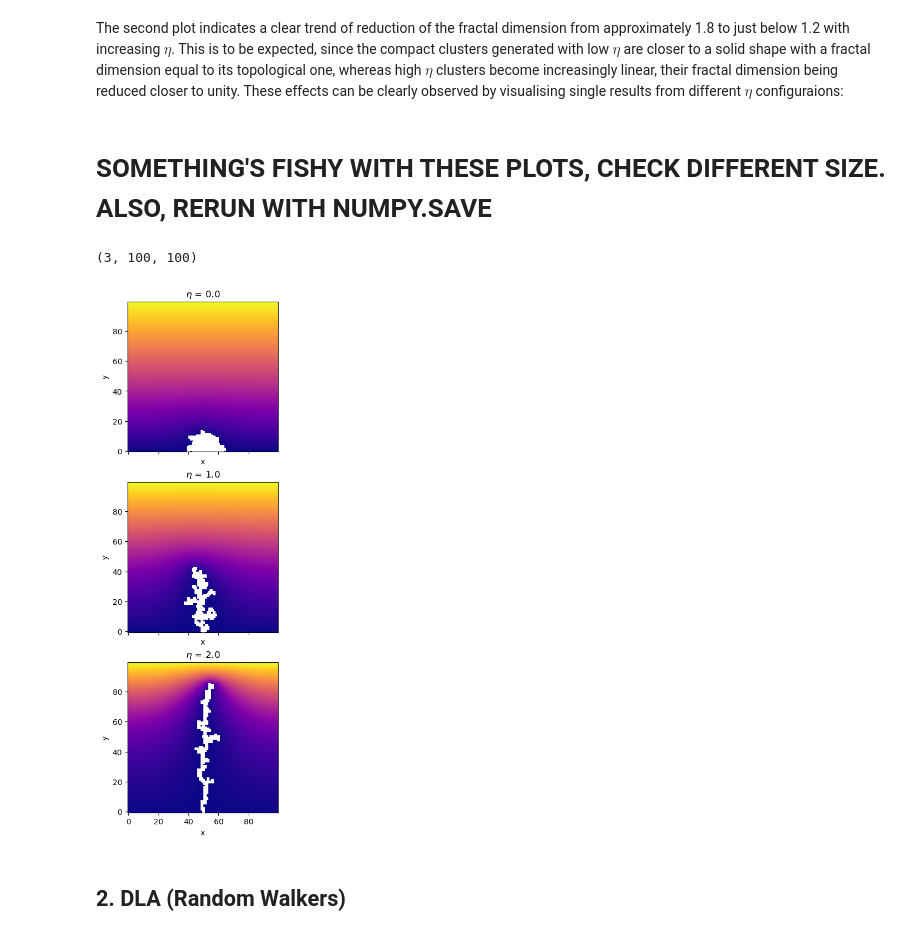
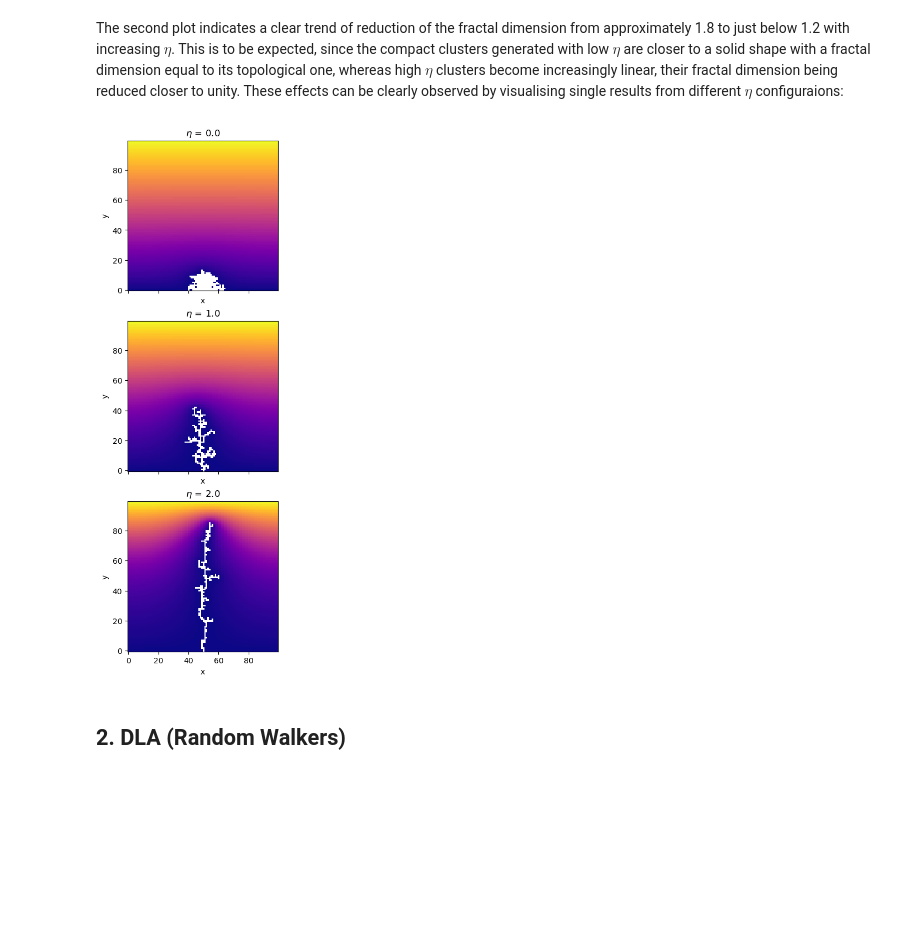
Before and after one commit to mboyan/scented-candles, a Jupyter notebook: Assignment Set 2/AssignmentSet2.ipynb, the cells around one changed output. Drawn from its saved outputs; the diff is of its cells as text; code cells hidden in the pictures; blank space fills up the shorter version.

```diff
--- a/Assignment Set 2/AssignmentSet2.ipynb
+++ b/Assignment Set 2/AssignmentSet2.ipynb
@@ -128,9 +115,6 @@ In the analysis of the results, the influence of $\eta$ over the optimal $\omega
 df_sim_results = pd.read_csv("dla_diffusion_results.csv")
 c_grids = np.load("dla_diffusion_c_grids.npy")
 cluster_grids = np.load("dla_diffusion_cluster_grids.npy")
-# %%
-c_grids = c_grids.reshape(11, 30, 100, 100)
-cluster_grids = cluster_grids.reshape(11, 30, 100, 100)
 # %%
 vis.plot_dla_diff_sim_params(df_sim_results)
 # %% [output]
@@ -149,20 +133,17 @@ ANOVA F-statistic: 5.85, p-value: 0.00
 The resulting p-value shows a high significance of the effect of $\eta$ on the mean optimal $\omega$, which fluctuates between approximately 1.85 and 1.875 for $\eta<1$ and between approximately 1.875 and 1.9 for $\eta\ge1$. Furthermore, an examination of the overlaid scatter plot indicates that for $\eta<0.5$ the distribution of optimal $\omega$ values occasionally encompasses higher values, whereas for higher $\eta$ there seems to be a saturation of values below a threshold and no measurements above it - signalling that these are critical thresholds beyond which the simulation explodes into instability, as observations have shown in previous studies.
 # %% [markdown]
 The second plot indicates a clear trend of reduction of the fractal dimension from approximately 1.8 to just below 1.2 with increasing $\eta$. This is to be expected, since the compact clusters generated with low $\eta$ are closer to a solid shape with a fractal dimension equal to its topological one, whereas high $\eta$ clusters become increasingly linear, their fractal dimension being reduced closer to unity. These effects can be clearly observed by visualising single results from different $\eta$ configuraions:
-# %% [markdown]
-# SOMETHING'S FISHY WITH THESE PLOTS, CHECK DIFFERENT SIZE. ALSO, RERUN WITH NUMPY.SAVE
 # %%
 etas_plot = [0.0, 1.0, 2.0]
 
 # Get index of first simulations in DataFrame for each eta
 eta_indices = [df_sim_results[df_sim_results['$\eta$'] == eta].index[0] for eta in etas_plot]
 c_grids_plot = c_grids.reshape(-1, c_grids.shape[-2], c_grids.shape[-1])[eta_indices]
 cluster_grids_plot = cluster_grids.reshape(-1, cluster_grids.shape[-2], cluster_grids.shape[-1])[eta_indices]
 
-vis.plot_dla_diff_eta_snapshots(c_grids_plot, cluster_grids_plot, etas_plot)
+vis.plot_dla_param_snapshots(cluster_grids_plot, etas_plot, c_grids_plot, param_name="$\eta$")
 # %% [output]
-(3, 100, 100)
-[figure, old version]
+[figure, new version]
 # %% [markdown]
 ## 2. DLA (Random Walkers)
 # %% [markdown]
```
Also changed, not shown: parts of 16 cells of this notebook, 7 other files.
